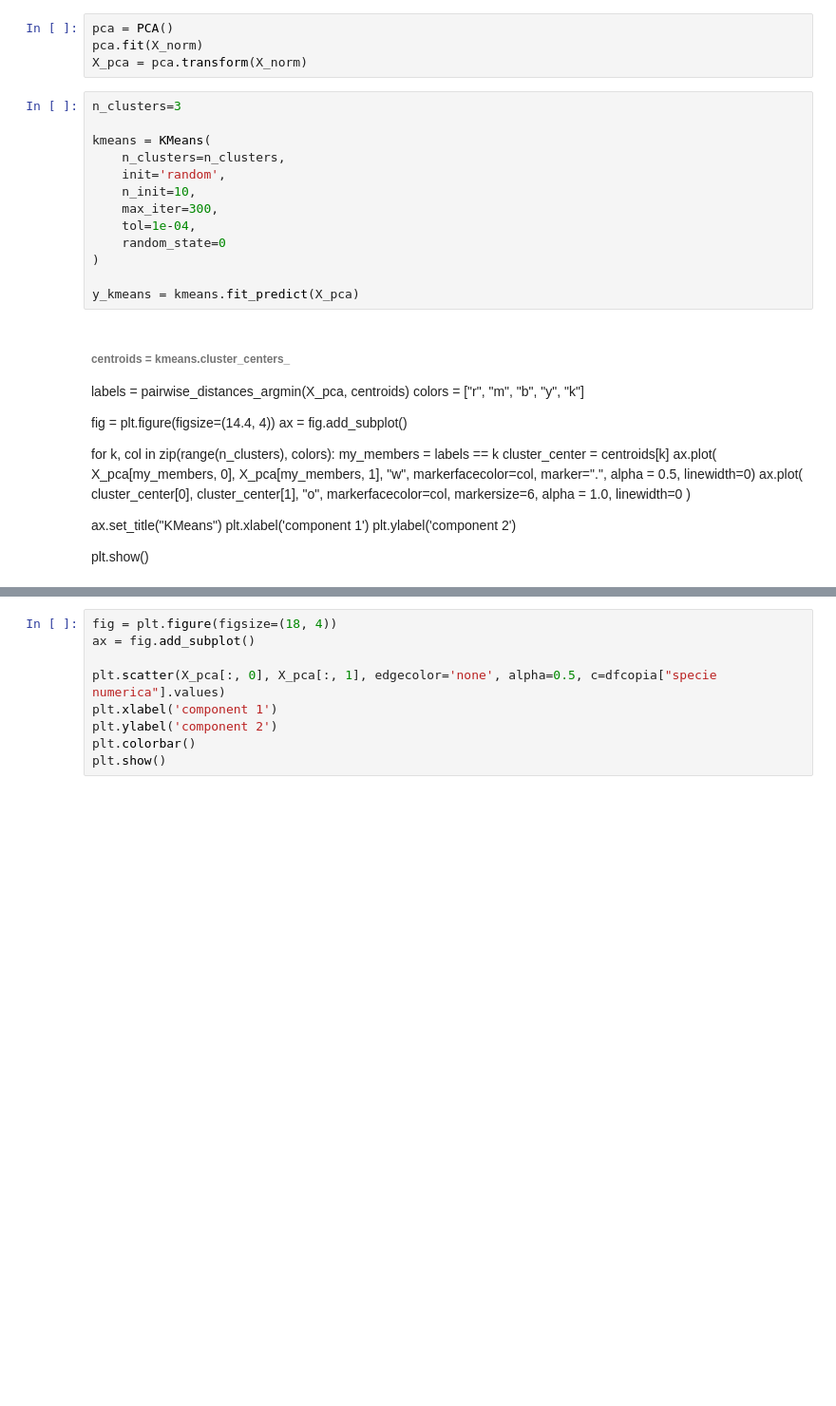
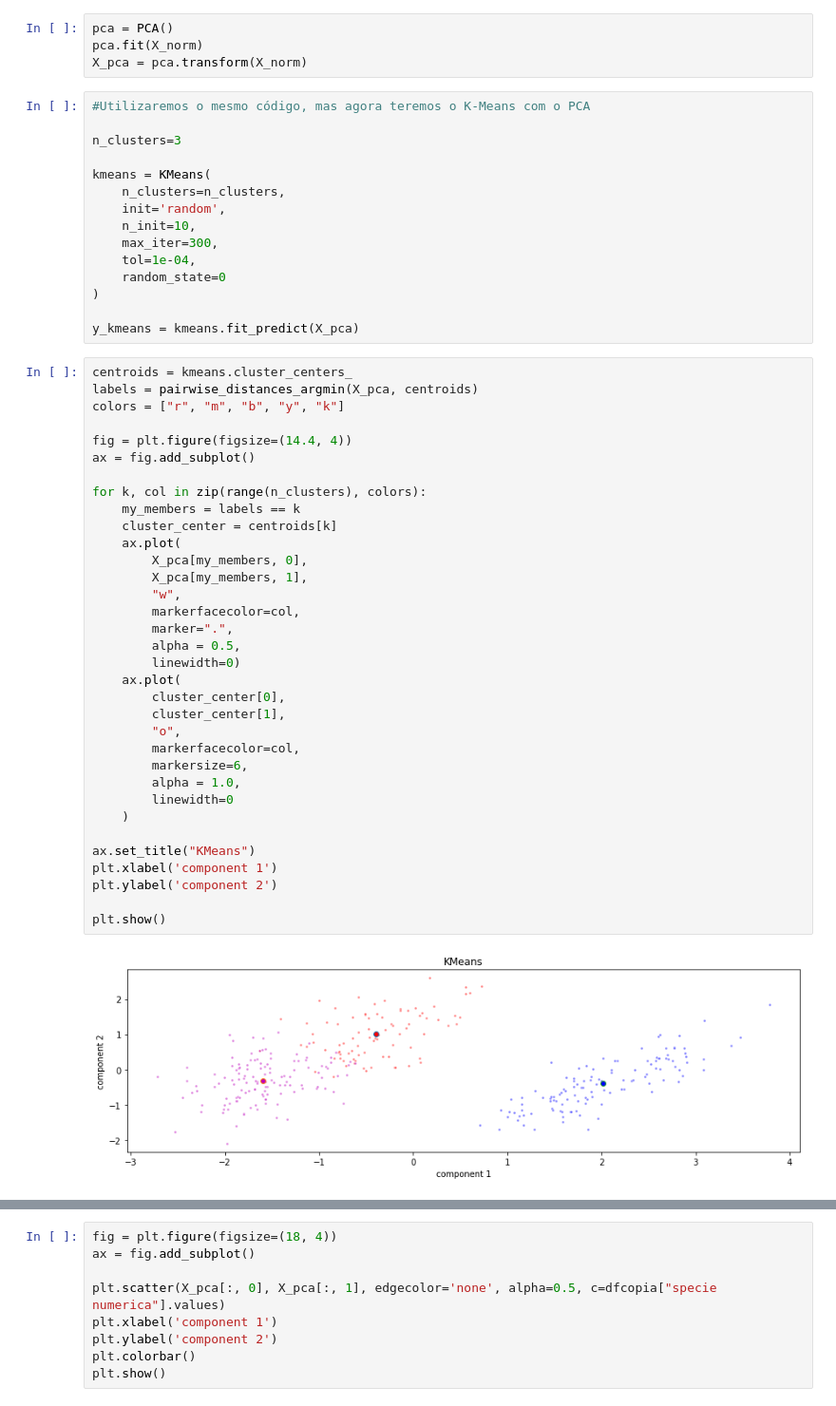
Before and after one commit to Menegau/Sonic-Hedgehog, a Jupyter notebook: Bloco 3/k_means.ipynb, the cells around one changed output, grey strips where cells are left out. Shown: that part at 95% size. Drawn from its saved outputs; the diff is of its cells as text; blank space fills up the shorter version.

```diff
--- a/Bloco 3/k_means.ipynb
+++ b/Bloco 3/k_means.ipynb
@@ -102,6 +114,8 @@ pca = PCA()
 pca.fit(X_norm)
 X_pca = pca.transform(X_norm)
 # %%
+#Utilizaremos o mesmo código, mas agora teremos o K-Means com o PCA
+
 n_clusters=3
 
 kmeans = KMeans(
@@ -114,37 +128,39 @@ kmeans = KMeans(
 )
 
 y_kmeans = kmeans.fit_predict(X_pca)
-# %% [markdown]
-###### centroids = kmeans.cluster_centers_
-labels = pairwise_distances_argmin(X_pca, centroids)
-colors = ["r", "m", "b", "y", "k"]
-
-fig = plt.figure(figsize=(14.4, 4))
-ax = fig.add_subplot()
-
-for k, col in zip(range(n_clusters), colors):
-    my_members = labels == k
-    cluster_center = centroids[k]
-    ax.plot(
-        X_pca[my_members, 0],
-        X_pca[my_members, 1],
-        "w",
-        markerfacecolor=col,
-        marker=".",
-        alpha = 0.5,
-        linewidth=0)
-    ax.plot(
-        cluster_center[0],
-        cluster_center[1],
-        "o",
-        markerfacecolor=col,
-        markersize=6,
-        alpha = 1.0,
-        linewidth=0
-    )
-
-ax.set_title("KMeans")
-plt.xlabel('component 1')
-plt.ylabel('component 2')
-
-plt.show()
+# %%
+centroids = kmeans.cluster_centers_
+labels = pairwise_distances_argmin(X_pca, centroids)
+colors = ["r", "m", "b", "y", "k"]
+
+fig = plt.figure(figsize=(14.4, 4))
+ax = fig.add_subplot()
+
+for k, col in zip(range(n_clusters), colors):
+    my_members = labels == k
+    cluster_center = centroids[k]
+    ax.plot(
+        X_pca[my_members, 0],
+        X_pca[my_members, 1],
+        "w",
+        markerfacecolor=col,
+        marker=".",
+        alpha = 0.5,
+        linewidth=0)
+    ax.plot(
+        cluster_center[0],
+        cluster_center[1],
+        "o",
+        markerfacecolor=col,
+        markersize=6,
+        alpha = 1.0,
+        linewidth=0
+    )
+
+ax.set_title("KMeans")
+plt.xlabel('component 1')
+plt.ylabel('component 2')
+
+plt.show()
+# %% [output]
+[figure, added]
```
Also changed, not shown: parts of 12 cells of this notebook.
